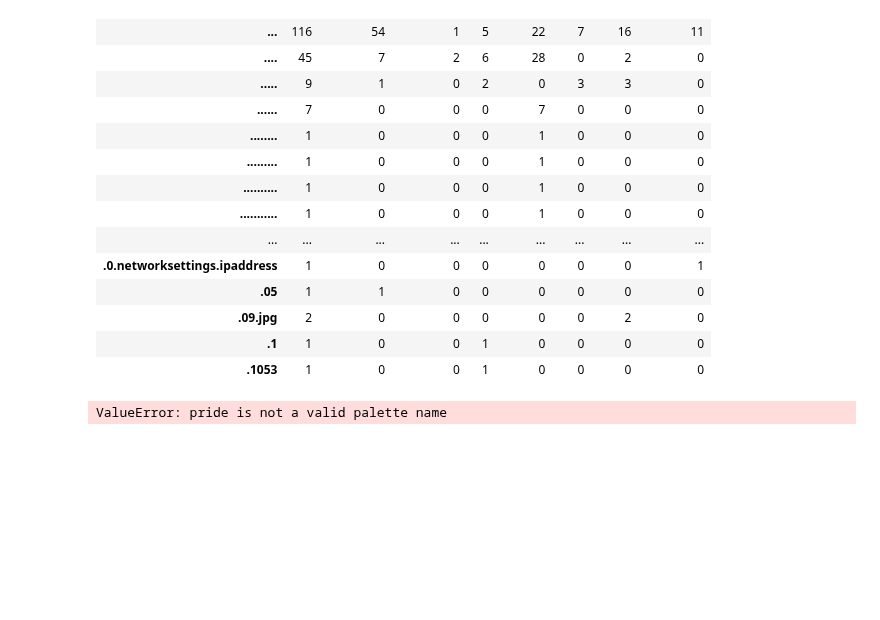
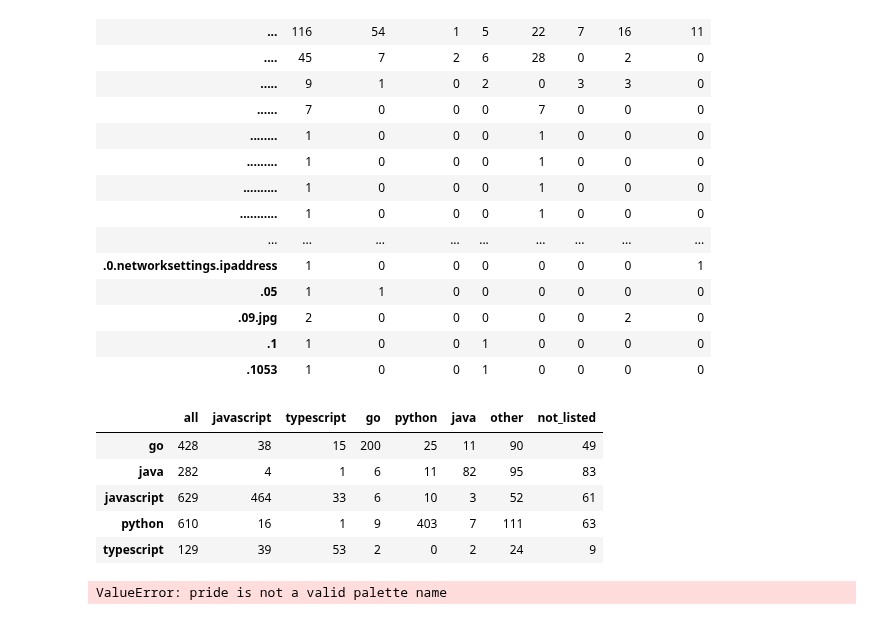
Before and after one commit to L-G-B-Team/nlp-project, a Jupyter notebook: mark_explore.ipynb, the cells around one changed output. Cells and saved outputs as stored; diff of their text form; code cells hidden in the pictures; blank space fills up the shorter version.

```diff
--- a/mark_explore.ipynb
+++ b/mark_explore.ipynb
@@ -176,6 +176,15 @@ word_counts_limited = word_counts[(word_counts.index=='javascript') | (word_coun
 | .09.jpg | 2 | 0 | 0 | 0 | 0 | 0 | 2 | 0 |
 | .1 | 1 | 0 | 0 | 1 | 0 | 0 | 0 | 0 |
 | .1053 | 1 | 0 | 0 | 1 | 0 | 0 | 0 | 0 |
+# %%
+word_counts_limited
+# %% [output]
+|  | all | javascript | typescript | go | python | java | other | not_listed |
+| go | 428 | 38 | 15 | 200 | 25 | 11 | 90 | 49 |
+| java | 282 | 4 | 1 | 6 | 11 | 82 | 95 | 83 |
+| javascript | 629 | 464 | 33 | 6 | 10 | 3 | 52 | 61 |
+| python | 610 | 16 | 1 | 9 | 403 | 7 | 111 | 63 |
+| typescript | 129 | 39 | 53 | 2 | 0 | 2 | 24 | 9 |
 # %%
 fig = plt.figure(figsize=(20, 10))
 ax = plt.subplot(111)
```
Also changed, not shown: 1 other file.
